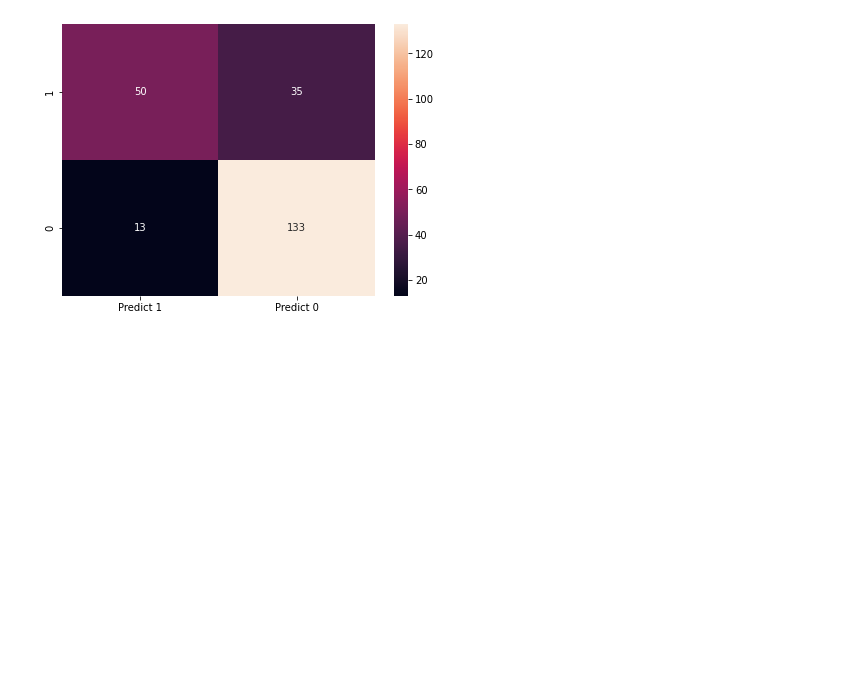
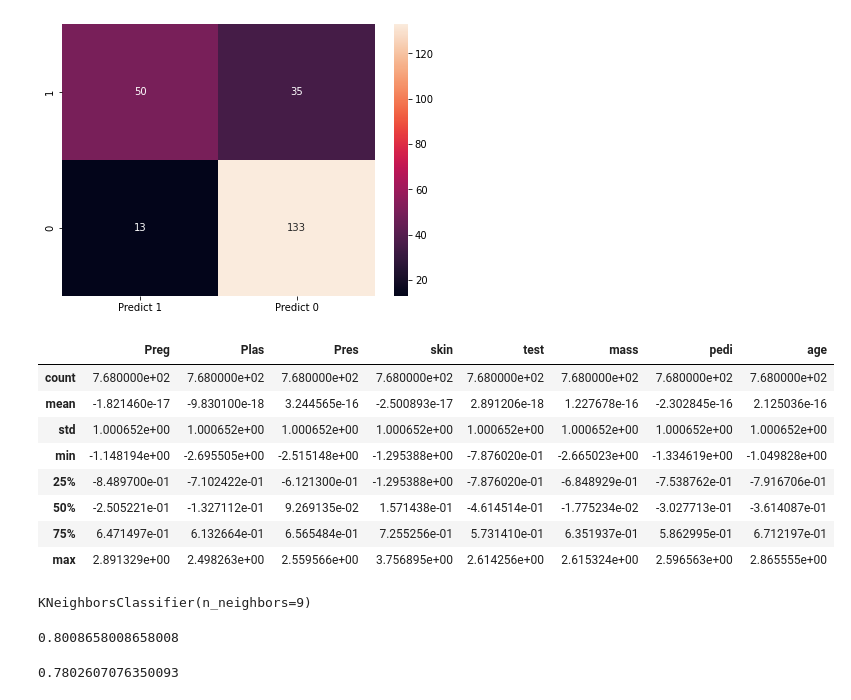
Before and after one commit to Roopesh1070/machine-learning-projects, a Jupyter notebook: logistic regression_diabeties.ipynb, the cells around one changed output. Drawn from its saved outputs; the diff is of its cells as text; code cells hidden in the pictures; blank space fills up the shorter version.

```diff
--- a/logistic regression_diabeties.ipynb
+++ b/logistic regression_diabeties.ipynb
@@ -237,0 +241,13 @@ sns.heatmap(df_cm,annot=True,fmt='g')
+# %%
+xscaled=x.apply(zscore)
+xscaled.describe()
+# %% [output]
+|  | Preg | Plas | Pres | skin | test | mass | pedi | age |
+| count | 7.680000e+02 | 7.680000e+02 | 7.680000e+02 | 7.680000e+02 | 7.680000e+02 | 7.680000e+02 | 7.680000e+02 | 7.680000e+02 |
+| mean | -1.821460e-17 | -9.830100e-18 | 3.244565e-16 | -2.500893e-17 | 2.891206e-18 | 1.227678e-16 | -2.302845e-16 | 2.125036e-16 |
+| std | 1.000652e+00 | 1.000652e+00 | 1.000652e+00 | 1.000652e+00 | 1.000652e+00 | 1.000652e+00 | 1.000652e+00 | 1.000652e+00 |
+| min | -1.148194e+00 | -2.695505e+00 | -2.515148e+00 | -1.295388e+00 | -7.876020e-01 | -2.665023e+00 | -1.334619e+00 | -1.049828e+00 |
+| 25% | -8.489700e-01 | -7.102422e-01 | -6.121300e-01 | -1.295388e+00 | -7.876020e-01 | -6.848929e-01 | -7.538762e-01 | -7.916706e-01 |
+| 50% | -2.505221e-01 | -1.327112e-01 | 9.269135e-02 | 1.571438e-01 | -4.614514e-01 | -1.775234e-02 | -3.027713e-01 | -3.614087e-01 |
+| 75% | 6.471497e-01 | 6.132664e-01 | 6.565484e-01 | 7.255256e-01 | 5.731410e-01 | 6.351937e-01 | 5.862995e-01 | 6.712197e-01 |
+| max | 2.891329e+00 | 2.498263e+00 | 2.559566e+00 | 3.756895e+00 | 2.614256e+00 | 2.615324e+00 | 2.596563e+00 | 2.865555e+00 |
@@ -237,0 +258,13 @@ sns.heatmap(df_cm,annot=True,fmt='g')
+# %%
+NNH.fit(x_train,y_train)
+# %% [output]
+KNeighborsClassifier(n_neighbors=9)
+# %%
+predicted_labels=NNH.predict(x_test)
+NNH.score(x_test,y_test)
+# %% [output]
+0.8008658008658008
+# %%
+NNH.score(x_train,y_train)
+# %% [output]
+0.7802607076350093
```
Also changed, not shown: parts of 33 cells of this notebook.
